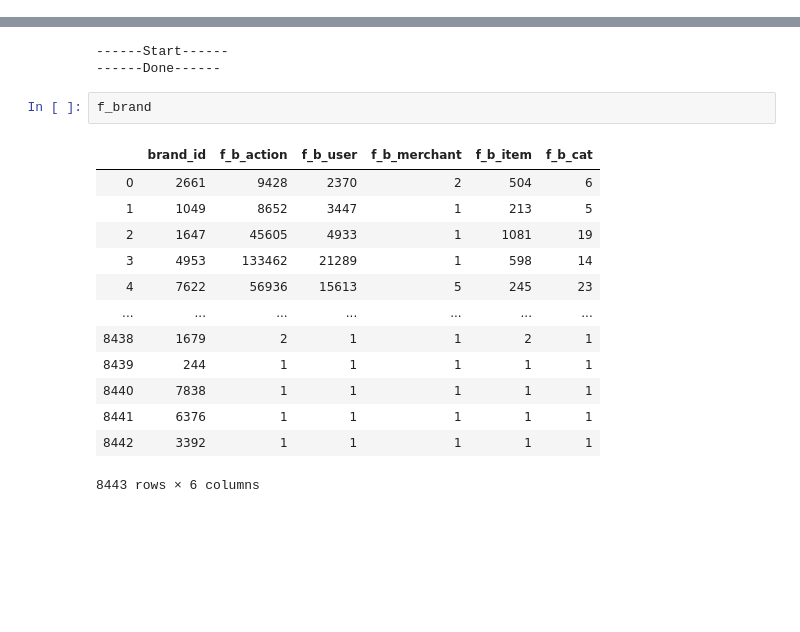
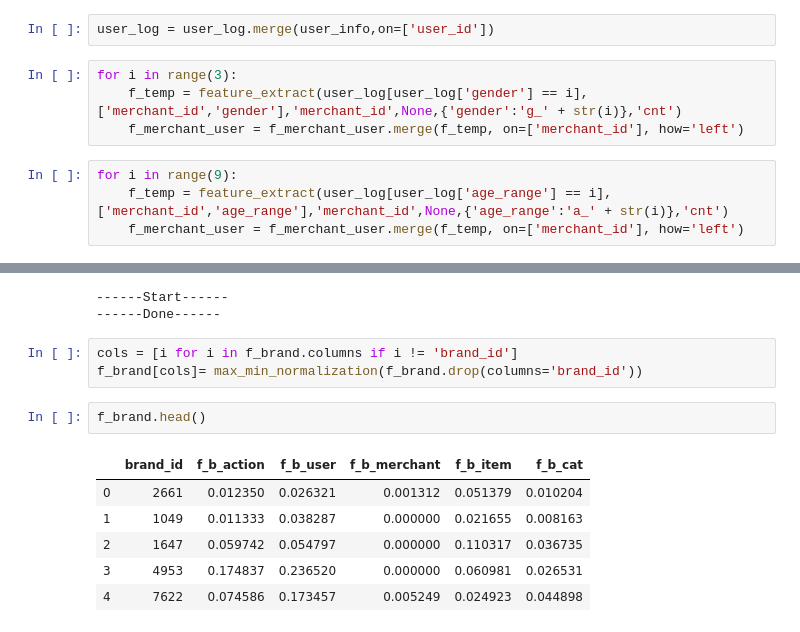
Before and after one commit to sevewing/RepeatBuyers, a Jupyter notebook: RepeatBuyers.ipynb, the cells around one changed output, grey strips where cells are left out. Cells and saved outputs as stored; diff of their text form; blank space fills up the shorter version.

```diff
--- a/RepeatBuyers.ipynb
+++ b/RepeatBuyers.ipynb
@@ -404,0 +393,10 @@ SyntaxError: invalid syntax (<ipython-input-112-b12d6daed545>, line 1)
+# %%
+user_log = user_log.merge(user_info,on=['user_id'])
+# %%
+for i in range(3):
+    f_temp = feature_extract(user_log[user_log['gender'] == i],['merchant_id','gender'],'merchant_id',None,{'gender':'g_' + str(i)},'cnt')
+    f_merchant_user = f_merchant_user.merge(f_temp, on=['merchant_id'], how='left')
+# %%
+for i in range(9):
+    f_temp = feature_extract(user_log[user_log['age_range'] == i],['merchant_id','age_range'],'merchant_id',None,{'age_range':'a_' + str(i)},'cnt')
+    f_merchant_user = f_merchant_user.merge(f_temp, on=['merchant_id'], how='left')
@@ -478,19 +506,15 @@ print('------Done------')
 # %% [output]
 ------Start------
 ------Done------
+# %%
+cols = [i for i in f_brand.columns if i != 'brand_id']
+f_brand[cols]= max_min_normalization(f_brand.drop(columns='brand_id'))
 # %%
-f_brand
+f_brand.head()
 # %% [output]
 |  | brand_id | f_b_action | f_b_user | f_b_merchant | f_b_item | f_b_cat |
-| 0 | 2661 | 9428 | 2370 | 2 | 504 | 6 |
-| 1 | 1049 | 8652 | 3447 | 1 | 213 | 5 |
-| 2 | 1647 | 45605 | 4933 | 1 | 1081 | 19 |
-| 3 | 4953 | 133462 | 21289 | 1 | 598 | 14 |
-| 4 | 7622 | 56936 | 15613 | 5 | 245 | 23 |
-| ... | ... | ... | ... | ... | ... | ... |
-| 8438 | 1679 | 2 | 1 | 1 | 2 | 1 |
-| 8439 | 244 | 1 | 1 | 1 | 1 | 1 |
-| 8440 | 7838 | 1 | 1 | 1 | 1 | 1 |
-| 8441 | 6376 | 1 | 1 | 1 | 1 | 1 |
-| 8442 | 3392 | 1 | 1 | 1 | 1 | 1 |
+| 0 | 2661 | 0.012350 | 0.026321 | 0.001312 | 0.051379 | 0.010204 |
+| 1 | 1049 | 0.011333 | 0.038287 | 0.000000 | 0.021655 | 0.008163 |
+| 2 | 1647 | 0.059742 | 0.054797 | 0.000000 | 0.110317 | 0.036735 |
+| 3 | 4953 | 0.174837 | 0.236520 | 0.000000 | 0.060981 | 0.026531 |
+| 4 | 7622 | 0.074586 | 0.173457 | 0.005249 | 0.024923 | 0.044898 |
-8443 rows × 6 columns
```
Also changed, not shown: parts of 75 cells of this notebook.
